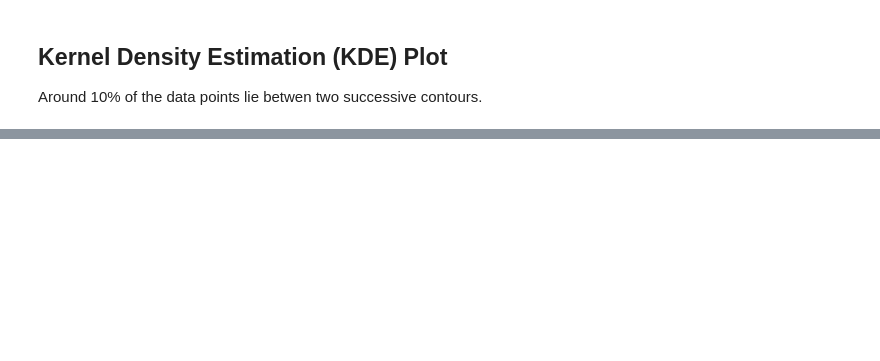
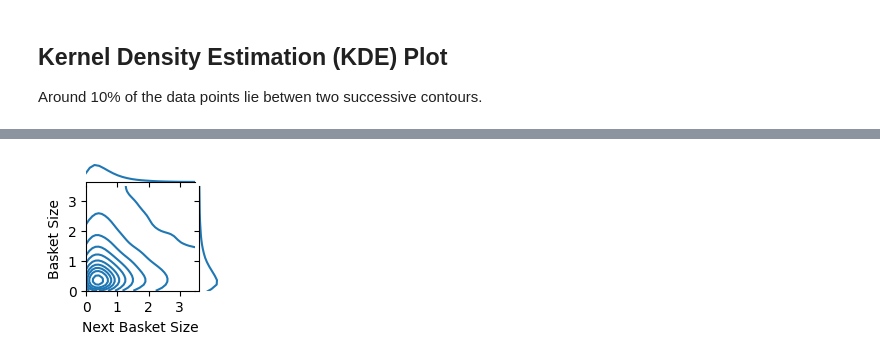
Before and after one commit to liuchbryan/oce-ecomm-abv-calculation, a Jupyter notebook: F01 - Response vs Next Response.ipynb, the cells around one changed output, grey strips where cells are left out. Cells and saved outputs as stored; diff of their text form; code cells hidden in the pictures; blank space fills up the shorter version.

```diff
--- a/F01 - Response vs Next Response.ipynb
+++ b/F01 - Response vs Next Response.ipynb
@@ -115,0 +170,21 @@ light_rayfish_plot.savefig(
+# %%
+light_rnr_rayfish_plot = (
+    kde_plot(
+        plot_dataset_df=plot_rnr_dataset_df,
+        plot_params=plot_params,
+        response_col=response_col,
+        size=figsize
+    )
+)
+
+if normalize:
+    if ("olist" in dataset_name) and (response_col == "r_BasketSize"):
+        light_rnr_rayfish_plot.ax_joint.set(xticks=[0,2,4,6], yticks=[0,2,4,6])
+    else:
+        light_rnr_rayfish_plot.ax_joint.set(xticks=[0,1,2,3], yticks=[0,1,2,3])
+
+light_rnr_rayfish_plot.savefig(
+    output_file_path(dataset_name, response_col, normalize, plot_type="kde_rnr")
+)
+# %% [output]
+[figure, added]
```
Also changed, not shown: parts of 9 cells of this notebook, 3 other files.
